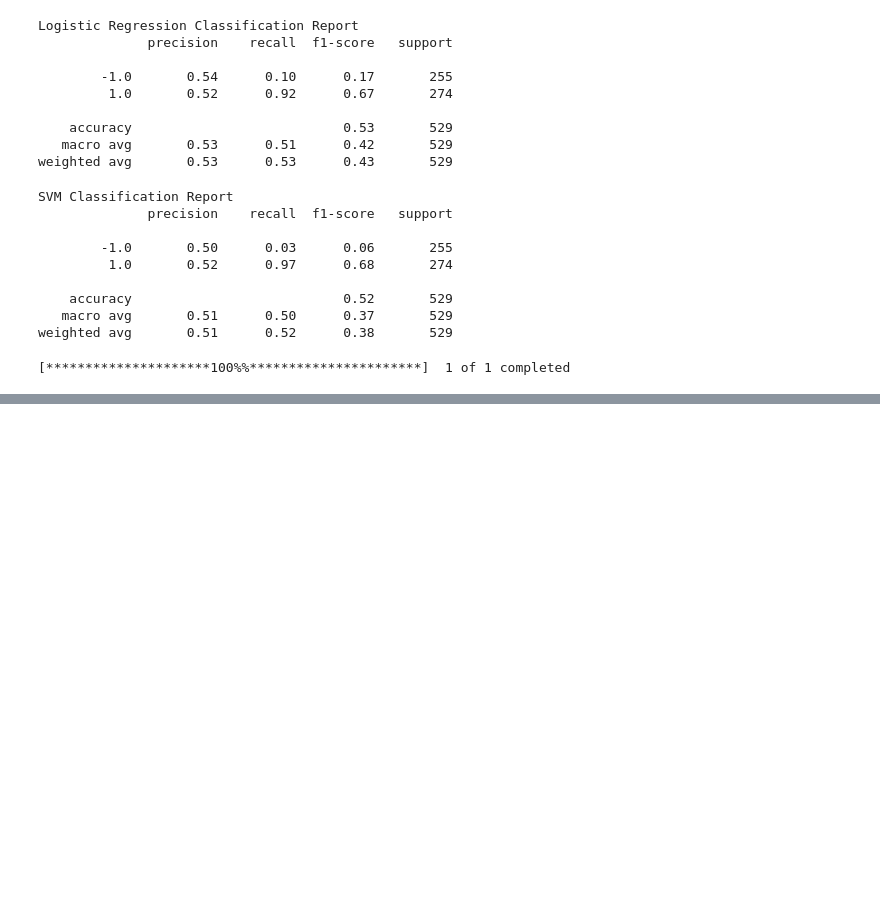
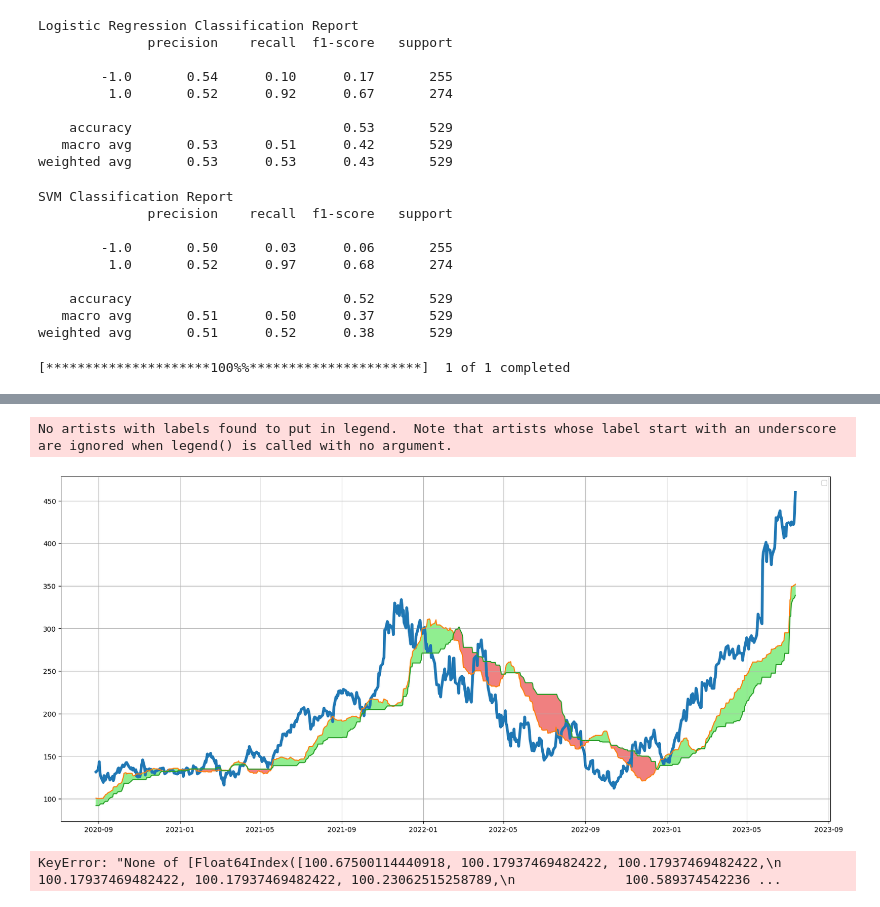
Before and after one commit to nkp1027/Project-2, a Jupyter notebook: Project2.ipynb, the cells around one changed output, grey strips where cells are left out. Cells and saved outputs as stored; diff of their text form; code cells hidden in the pictures; blank space fills up the shorter version.

```diff
--- a/Project2.ipynb
+++ b/Project2.ipynb
@@ -384,9 +384,3 @@ plt.show
-# %%
-# Import talib library
-import talib
-
-#Calculate parabolic sar
-NVDA_TA_df['RSI'] = talib.RSI(NVDA_TA_df.Close,14)
 # %%
 # Calculate Tenkan-sen
 high_9 = NVDA_TA_df.High.rolling(9).max()
@@ -547,0 +471,49 @@ ValueError: Found input variables with inconsistent numbers of samples: [554, 52
+# %%
+# Drop NA values from Dataframe
+NVDA_TA_df.dropna(inplace=True)
+# %%
+# Add figure and axis objects
+fig, ax = plt.subplots(1, 1, sharex=True, figsize=(20, 9))
+
+# Plot Close with index on x-axis with a line thickness of 4
+ax.plot(NVDA_TA_df.index, NVDA_TA_df['Close'], linewidth=4)
+
+# Plot Leading Span A with index on the shared x-axis
+ax.plot(NVDA_TA_df.index, NVDA_TA_df['senkou_span_A'])
+
+# Plot Leading Span B with index on the sahred x-axis
+ax.plot(NVDA_TA_df.index, NVDA_TA_df['senkou_span_B'])
+
+# Use the fill_between of ax object to specify where to fill
+ax.fill_between(NVDA_TA_df.index, NVDA_TA_df['senkou_span_A'], NVDA_TA_df['senkou_span_B'],
+                where=NVDA_TA_df['senkou_span_A'] >= NVDA_TA_df['senkou_span_B'], color='lightgreen')
+
+ax.fill_between(NVDA_TA_df.index, NVDA_TA_df['senkou_span_A'], NVDA_TA_df['senkou_span_B'],
+                where=NVDA_TA_df['senkou_span_A'] < NVDA_TA_df['senkou_span_B'], color='lightcoral')
+
+plt.legend(loc=0)
+plt.grid()
+plt.show()
+# %% [output]
+No artists with labels found to put in legend.  Note that artists whose label start with an underscore are ignored when legend() is called with no argument.
+[figure, added]
+# %%
+Plot = NVDA_TA_df.hvplot(
+    x = 'Date',
+    y = 'Close',
+    xlabel = 'Date',
+    ylabel= 'Price'
+)
+senkou_span_A = NVDA_TA_df[NVDA_TA_df['senkou_span_A']]
+senkou_span_A.hvplot()
+senkou_span_B = NVDA_TA_df[NVDA_TA_df['senkou_span_B']]
+senkou_span_B.hvplot()
+NVDA_TA_plot = Plot * senkou_span_A * senkou_span_B
+
+ax.fill_between(NVDA_TA_df.index, NVDA_TA_df['senkou_span_A'], NVDA_TA_df['senkou_span_B'],
+                where=NVDA_TA_df['senkou_span_A'] >= NVDA_TA_df['senkou_span_B'], color='lightgreen')
+
+ax.fill_between(NVDA_TA_df.index, NVDA_TA_df['senkou_span_A'], NVDA_TA_df['senkou_span_B'],
+                where=NVDA_TA_df['senkou_span_A'] < NVDA_TA_df['senkou_span_B'], color='lightcoral')
+# %% [output]
+KeyError: "None of [Float64Index([100.67500114440918, 100.17937469482422, 100.17937469482422,\n              100.17937469482422, 100.17937469482422, 100.23062515258789,\n              100.589374542236 ...
```
Also changed, not shown: parts of 23 cells of this notebook.
